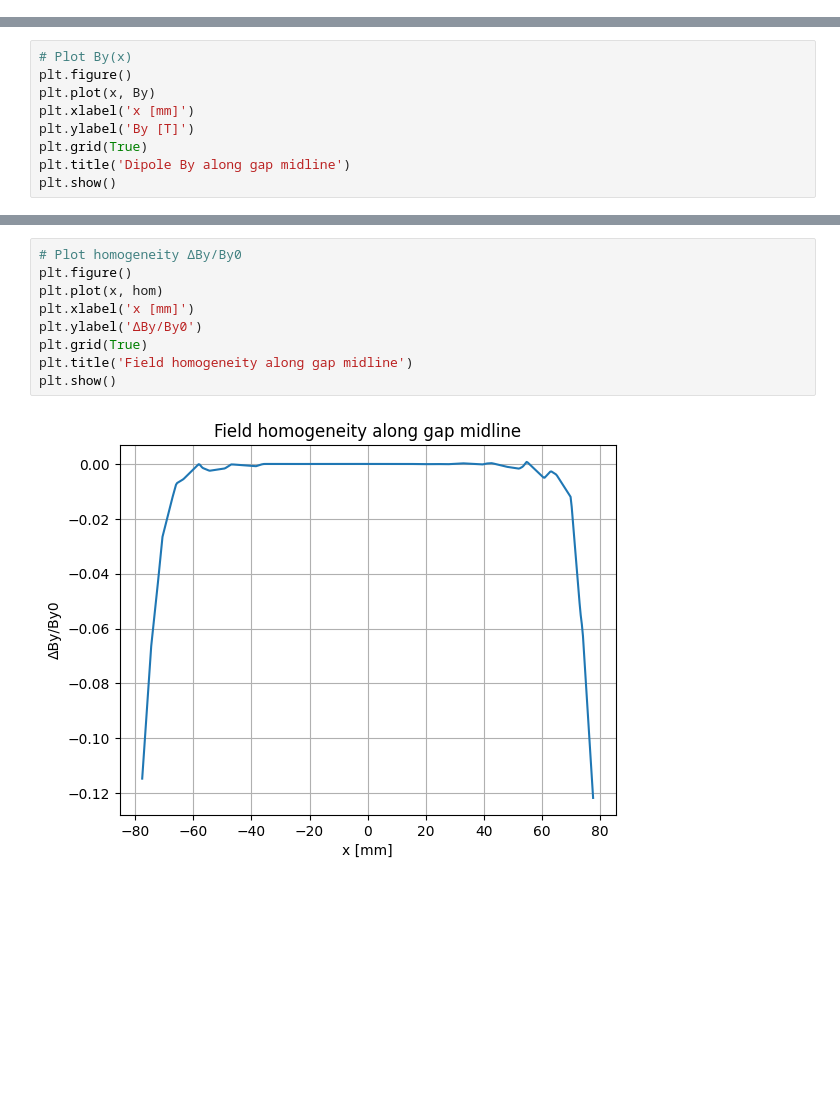
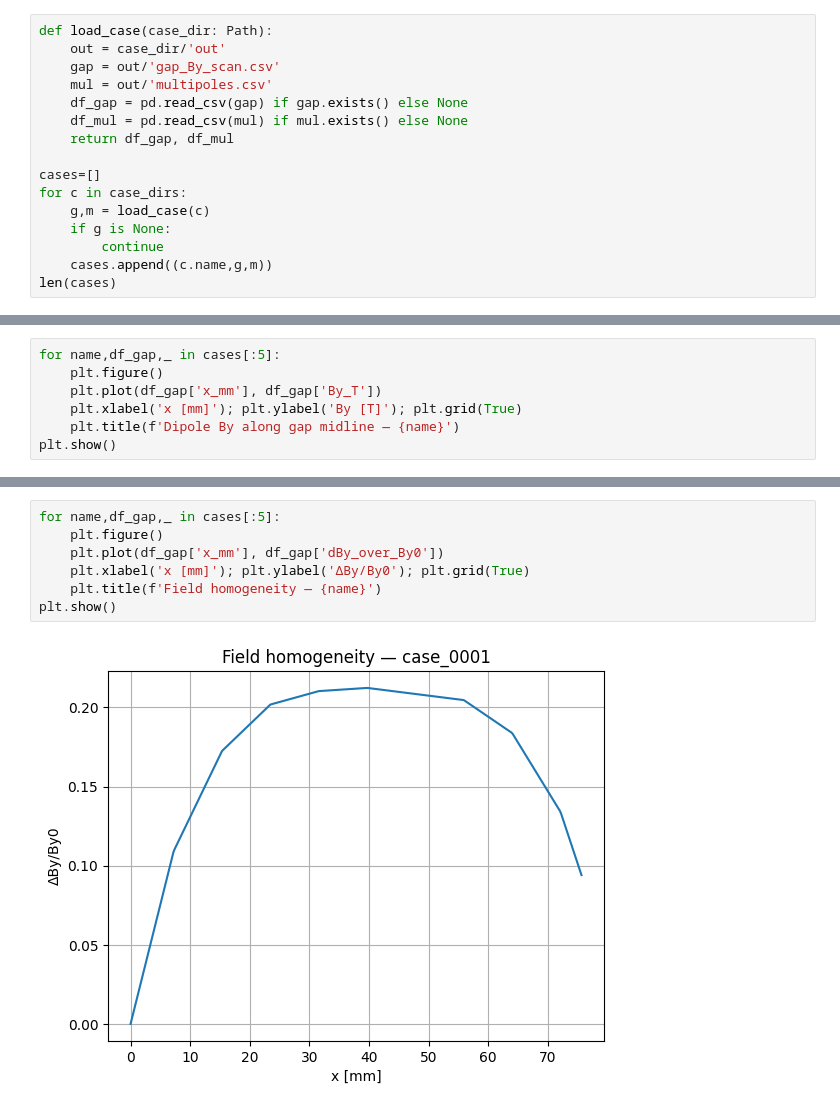
Before and after one commit to leogrossman/JUAS26-Course2-NC-Mag-Case-Study, a Jupyter notebook: postprocessing/gap_scan_postprocessing.ipynb, the cells around one changed output, grey strips where cells are left out. Cells and saved outputs as stored; diff of their text form; blank space fills up the shorter version.

```diff
--- a/postprocessing/gap_scan_postprocessing.ipynb
+++ b/postprocessing/gap_scan_postprocessing.ipynb
@@ -64,0 +40,16 @@ max |hom - hom_csv| = 3.153e-16
+# %%
+def load_case(case_dir: Path):
+    out = case_dir/'out'
+    gap = out/'gap_By_scan.csv'
+    mul = out/'multipoles.csv'
+    df_gap = pd.read_csv(gap) if gap.exists() else None
+    df_mul = pd.read_csv(mul) if mul.exists() else None
+    return df_gap, df_mul
+
+cases=[]
+for c in case_dirs:
+    g,m = load_case(c)
+    if g is None:
+        continue
+    cases.append((c.name,g,m))
+len(cases)
@@ -65,10 +89,8 @@ max |hom - hom_csv| = 3.153e-16
 # %%
-# Plot By(x)
-plt.figure()
-plt.plot(x, By)
-plt.xlabel('x [mm]')
-plt.ylabel('By [T]')
-plt.grid(True)
-plt.title('Dipole By along gap midline')
+for name,df_gap,_ in cases[:5]:
+    plt.figure()
+    plt.plot(df_gap['x_mm'], df_gap['By_T'])
+    plt.xlabel('x [mm]'); plt.ylabel('By [T]'); plt.grid(True)
+    plt.title(f'Dipole By along gap midline — {name}')
 plt.show()
 # %% [output]
@@ -76,11 +102,9 @@ plt.show()
 # %%
-# Plot homogeneity ΔBy/By0
-plt.figure()
-plt.plot(x, hom)
-plt.xlabel('x [mm]')
-plt.ylabel('ΔBy/By0')
-plt.grid(True)
-plt.title('Field homogeneity along gap midline')
+for name,df_gap,_ in cases[:5]:
+    plt.figure()
+    plt.plot(df_gap['x_mm'], df_gap['dBy_over_By0'])
+    plt.xlabel('x [mm]'); plt.ylabel('ΔBy/By0'); plt.grid(True)
+    plt.title(f'Field homogeneity — {name}')
 plt.show()
 # %% [output]
-[figure, old version]
+[figure, new version]
```
Also changed, not shown: parts of 17 cells of this notebook, 47 other files.
